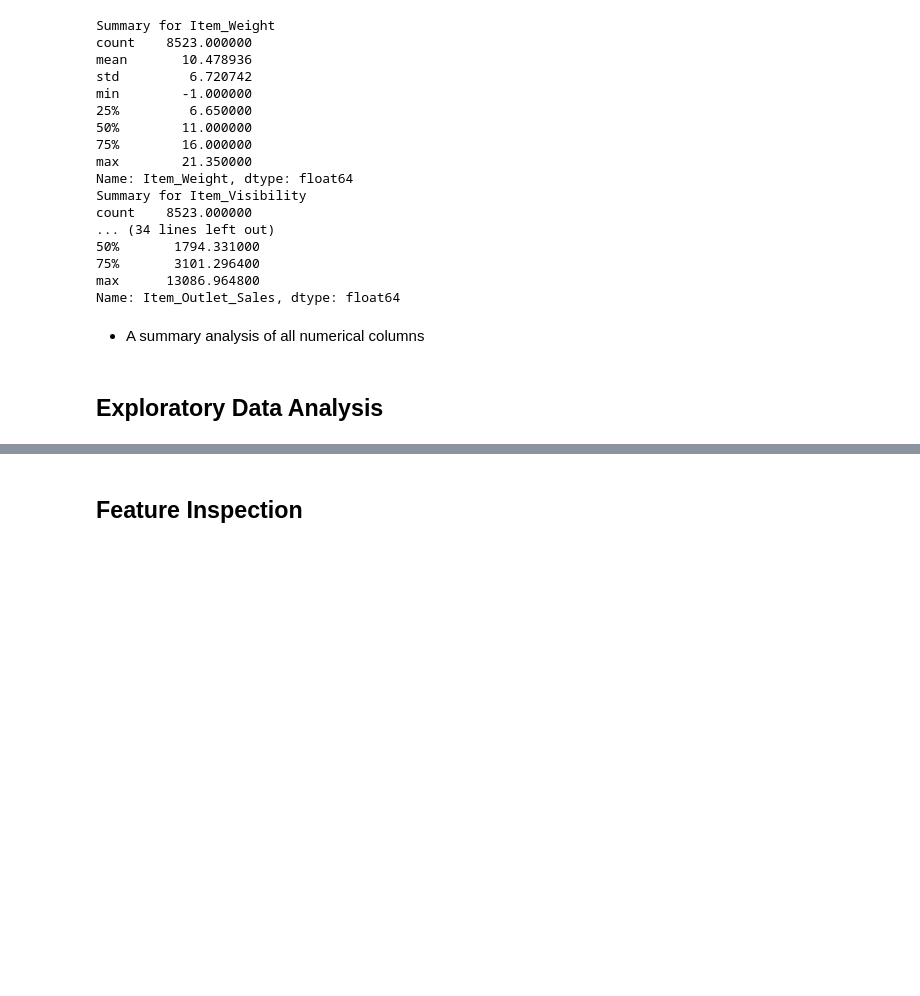
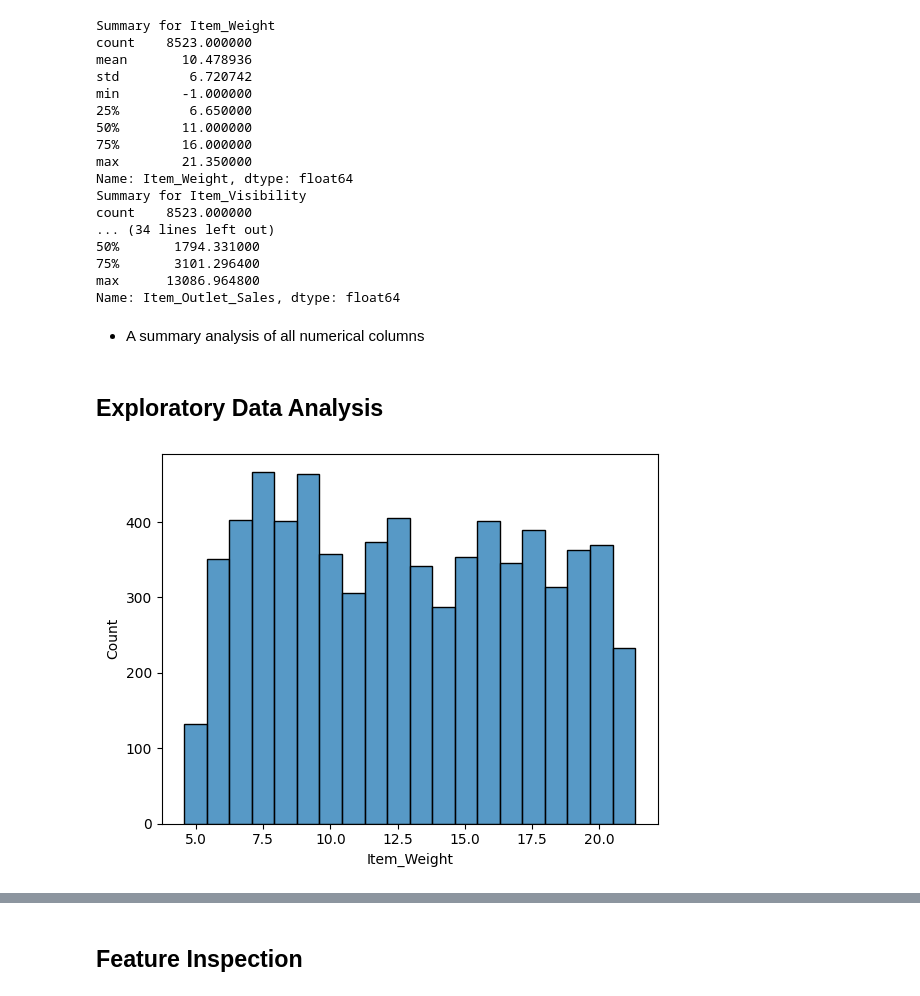
Before and after one commit to jade-smith/Prediction-of-Product-Sales, a Jupyter notebook: Prediction_of_Product_Sales.ipynb, the cells around one changed output, grey strips where cells are left out. Saved outputs shown, nothing was run; the diff lists cells and outputs as text; code cells hidden in the pictures; blank space fills up the shorter version.

```diff
--- a/Prediction_of_Product_Sales.ipynb
+++ b/Prediction_of_Product_Sales.ipynb
@@ -193,3 +196,7 @@ Name: Item_Outlet_Sales, dtype: float64
 - A summary analysis of all numerical columns
 # %% [markdown]
 ## Exploratory Data Analysis
+# %%
+ax = sns.histplot(data=df_sales, x="Item_Weight")
+# %% [output]
+[figure, added]
```
Also changed, not shown: parts of 6 cells of this notebook.
